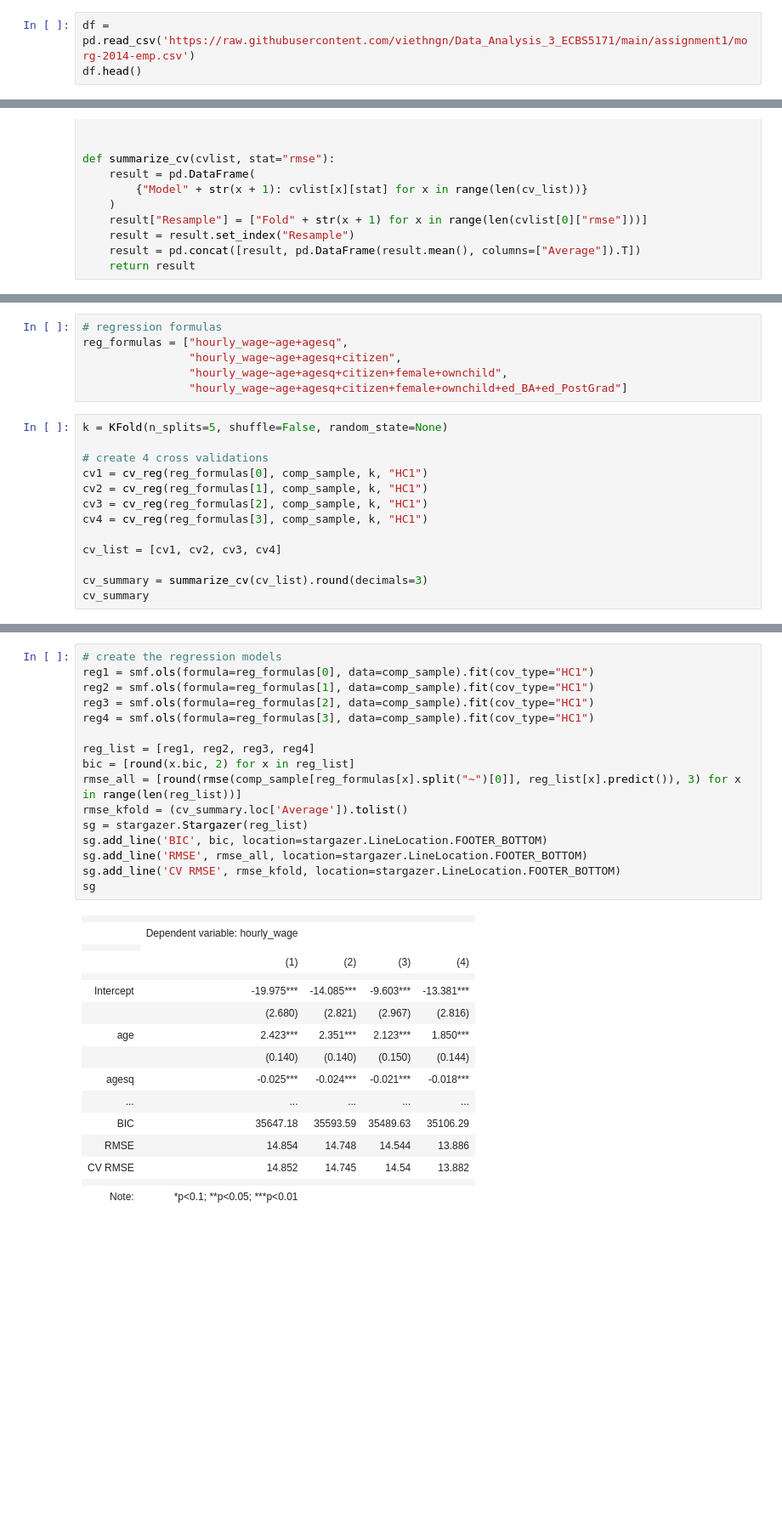
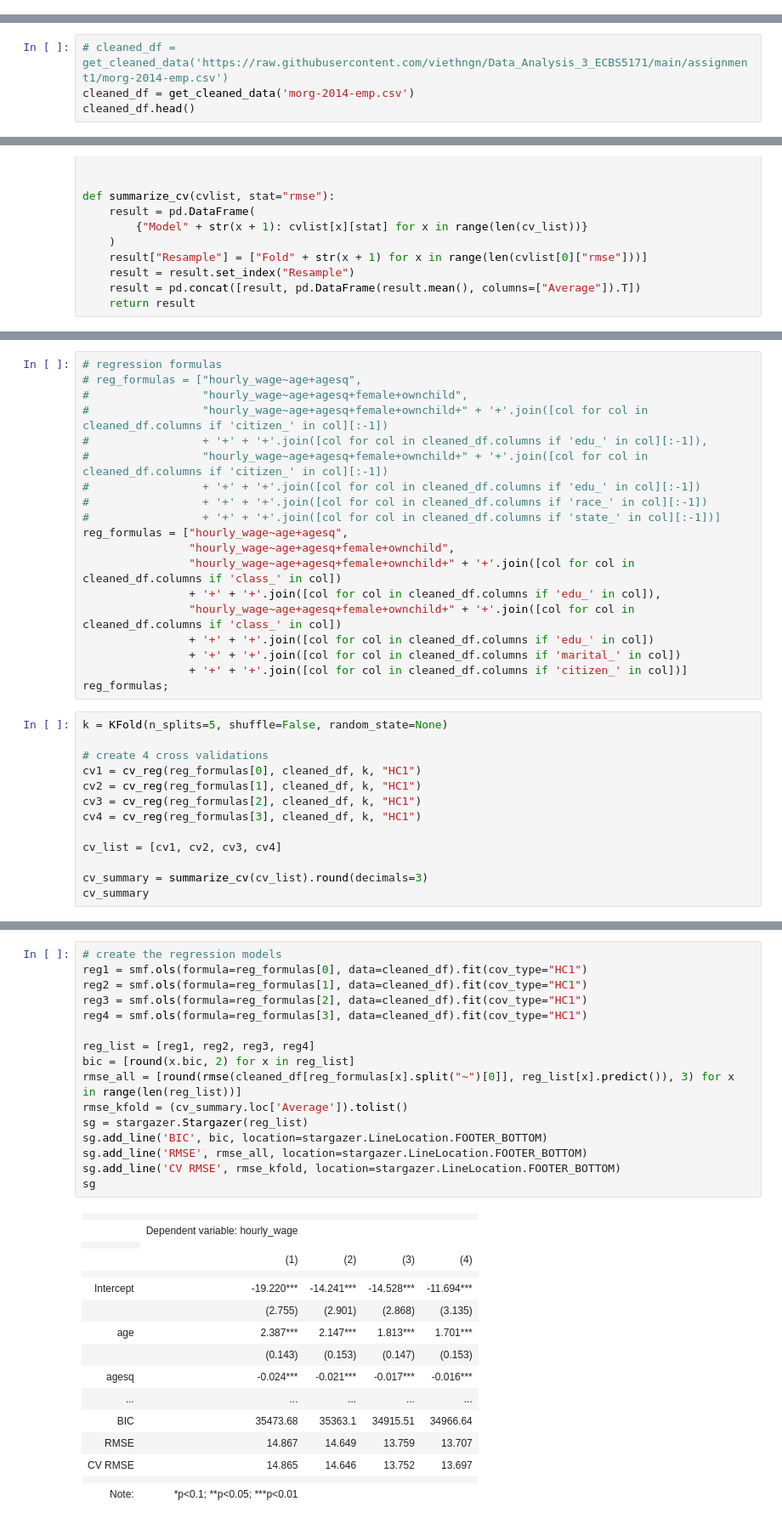
Before and after one commit to viethngn/Data_Analysis_3_ECBS5171, a Jupyter notebook: assignment1/assignment1_viethngn.ipynb, the cells around one changed output, grey strips where cells are left out. Shown at 85% size. Saved outputs shown, nothing was run; the diff lists cells and outputs as text; blank space fills up the shorter version.

```diff
--- a/assignment1/assignment1_viethngn.ipynb
+++ b/assignment1/assignment1_viethngn.ipynb
@@ -14,6 +14,3 @@ from mizani.formatters import percent_format
 from mizani.formatters import log_format
 
 from stargazer import stargazer
-# %%
-df = pd.read_csv('https://raw.githubusercontent.com/viethngn/Data_Analysis_3_ECBS5171/main/assignment1/morg-2014-emp.csv')
-df.head()
@@ -62,0 +87,4 @@ comp_sample.head()
+# %%
+# cleaned_df = get_cleaned_data('https://raw.githubusercontent.com/viethngn/Data_Analysis_3_ECBS5171/main/assignment1/morg-2014-emp.csv')
+cleaned_df = get_cleaned_data('morg-2014-emp.csv')
+cleaned_df.head()
@@ -174,17 +210,30 @@ memory usage: 980.1+ KB
 # %%
 # regression formulas
+# reg_formulas = ["hourly_wage~age+agesq",
+#                 "hourly_wage~age+agesq+female+ownchild",
+#                 "hourly_wage~age+agesq+female+ownchild+" + '+'.join([col for col in cleaned_df.columns if 'citizen_' in col][:-1])
+#                 + '+' + '+'.join([col for col in cleaned_df.columns if 'edu_' in col][:-1]),
+#                 "hourly_wage~age+agesq+female+ownchild+" + '+'.join([col for col in cleaned_df.columns if 'citizen_' in col][:-1])
+#                 + '+' + '+'.join([col for col in cleaned_df.columns if 'edu_' in col][:-1])
+#                 + '+' + '+'.join([col for col in cleaned_df.columns if 'race_' in col][:-1])
+#                 + '+' + '+'.join([col for col in cleaned_df.columns if 'state_' in col][:-1])]
 reg_formulas = ["hourly_wage~age+agesq",
-                "hourly_wage~age+agesq+citizen",
-                "hourly_wage~age+agesq+citizen+female+ownchild",
-                "hourly_wage~age+agesq+citizen+female+ownchild+ed_BA+ed_PostGrad"]
+                "hourly_wage~age+agesq+female+ownchild",
+                "hourly_wage~age+agesq+female+ownchild+" + '+'.join([col for col in cleaned_df.columns if 'class_' in col])
+                + '+' + '+'.join([col for col in cleaned_df.columns if 'edu_' in col]),
+                "hourly_wage~age+agesq+female+ownchild+" + '+'.join([col for col in cleaned_df.columns if 'class_' in col])
+                + '+' + '+'.join([col for col in cleaned_df.columns if 'edu_' in col])
+                + '+' + '+'.join([col for col in cleaned_df.columns if 'marital_' in col])
+                + '+' + '+'.join([col for col in cleaned_df.columns if 'citizen_' in col])]
+reg_formulas;
 # %%
 k = KFold(n_splits=5, shuffle=False, random_state=None)
 
 # create 4 cross validations
-cv1 = cv_reg(reg_formulas[0], comp_sample, k, "HC1")
-cv2 = cv_reg(reg_formulas[1], comp_sample, k, "HC1")
-cv3 = cv_reg(reg_formulas[2], comp_sample, k, "HC1")
-cv4 = cv_reg(reg_formulas[3], comp_sample, k, "HC1")
+cv1 = cv_reg(reg_formulas[0], cleaned_df, k, "HC1")
+cv2 = cv_reg(reg_formulas[1], cleaned_df, k, "HC1")
+cv3 = cv_reg(reg_formulas[2], cleaned_df, k, "HC1")
+cv4 = cv_reg(reg_formulas[3], cleaned_df, k, "HC1")
 
 cv_list = [cv1, cv2, cv3, cv4]
 
@@ -201,33 +250,33 @@ cv_summary
 # %%
 # create the regression models
-reg1 = smf.ols(formula=reg_formulas[0], data=comp_sample).fit(cov_type="HC1")
-reg2 = smf.ols(formula=reg_formulas[1], data=comp_sample).fit(cov_type="HC1")
-reg3 = smf.ols(formula=reg_formulas[2], data=comp_sample).fit(cov_type="HC1")
-reg4 = smf.ols(formula=reg_formulas[3], data=comp_sample).fit(cov_type="HC1")
+reg1 = smf.ols(formula=reg_formulas[0], data=cleaned_df).fit(cov_type="HC1")
+reg2 = smf.ols(formula=reg_formulas[1], data=cleaned_df).fit(cov_type="HC1")
+reg3 = smf.ols(formula=reg_formulas[2], data=cleaned_df).fit(cov_type="HC1")
+reg4 = smf.ols(formula=reg_formulas[3], data=cleaned_df).fit(cov_type="HC1")
 
 reg_list = [reg1, reg2, reg3, reg4]
 bic = [round(x.bic, 2) for x in reg_list]
-rmse_all = [round(rmse(comp_sample[reg_formulas[x].split("~")[0]], reg_list[x].predict()), 3) for x in range(len(reg_list))]
+rmse_all = [round(rmse(cleaned_df[reg_formulas[x].split("~")[0]], reg_list[x].predict()), 3) for x in range(len(reg_list))]
 rmse_kfold = (cv_summary.loc['Average']).tolist()
 sg = stargazer.Stargazer(reg_list)
 sg.add_line('BIC', bic, location=stargazer.LineLocation.FOOTER_BOTTOM)
 sg.add_line('RMSE', rmse_all, location=stargazer.LineLocation.FOOTER_BOTTOM)
 sg.add_line('CV RMSE', rmse_kfold, location=stargazer.LineLocation.FOOTER_BOTTOM)
 sg
 # %% [output]
 |  |  |  |  |  |
 |  | Dependent variable: hourly_wage |  |  |  |
 |  |
 |  | (1) | (2) | (3) | (4) |
 |  |  |  |  |  |
-| Intercept | -19.975*** | -14.085*** | -9.603*** | -13.381*** |
-|  | (2.680) | (2.821) | (2.967) | (2.816) |
-| age | 2.423*** | 2.351*** | 2.123*** | 1.850*** |
-|  | (0.140) | (0.140) | (0.150) | (0.144) |
-| agesq | -0.025*** | -0.024*** | -0.021*** | -0.018*** |
+| Intercept | -19.220*** | -14.241*** | -14.528*** | -11.694*** |
+|  | (2.755) | (2.901) | (2.868) | (3.135) |
+| age | 2.387*** | 2.147*** | 1.813*** | 1.701*** |
+|  | (0.143) | (0.153) | (0.147) | (0.153) |
+| agesq | -0.024*** | -0.021*** | -0.017*** | -0.016*** |
 | ... | ... | ... | ... | ... |
-| BIC | 35647.18 | 35593.59 | 35489.63 | 35106.29 |
-| RMSE | 14.854 | 14.748 | 14.544 | 13.886 |
-| CV RMSE | 14.852 | 14.745 | 14.54 | 13.882 |
+| BIC | 35473.68 | 35363.1 | 34915.51 | 34966.64 |
+| RMSE | 14.867 | 14.649 | 13.759 | 13.707 |
+| CV RMSE | 14.865 | 14.646 | 13.752 | 13.697 |
 |  |  |  |  |  |
 | Note: | *p<0.1; **p<0.05; ***p<0.01 |  |  |  |
```
Also changed, not shown: parts of 12 cells of this notebook.
